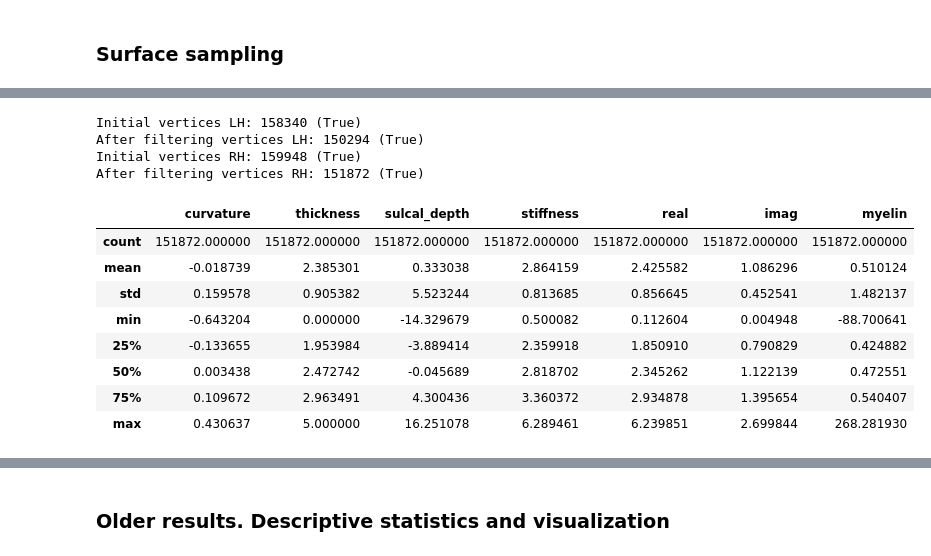
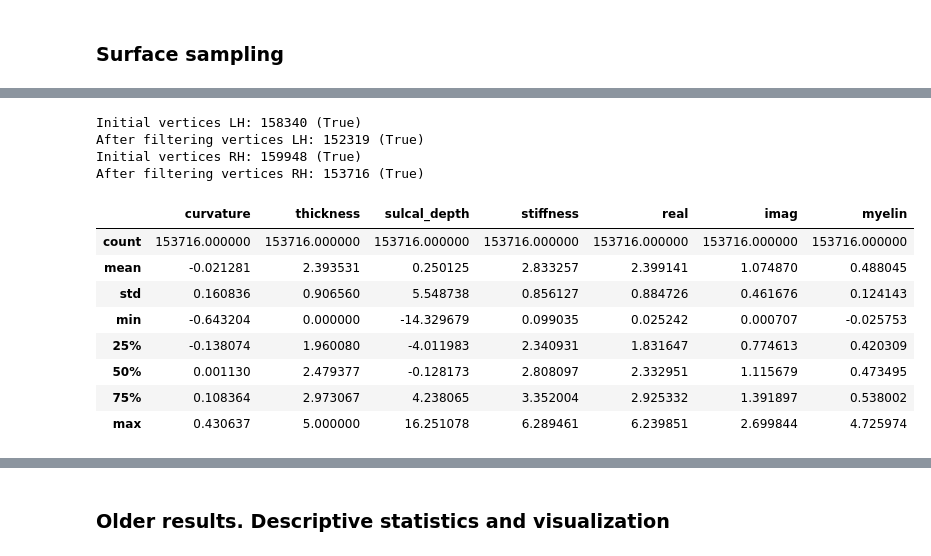
Before and after one commit to oana226/thesis, a Jupyter notebook: Statistics.ipynb, the cells around one changed output, grey strips where cells are left out. Saved outputs shown, nothing was run; the diff lists cells and outputs as text; code cells hidden in the pictures.

```diff
--- a/Statistics.ipynb
+++ b/Statistics.ipynb
@@ -54,15 +50,6 @@ mid_layers = {
     "lh": cortex.lh.estimate_layers(method="equivolume", frac=0.5, curv_kwargs={'smooth_iter': 10}, return_surface=True),
     "rh": cortex.rh.estimate_layers(method="equivolume", frac=0.5, curv_kwargs={'smooth_iter': 10}, return_surface=True)
 }
-
-
-#mask_img = nib.load(str(brainmask_dir))
-#mask_data = mask_img.get_fdata()
-#mask_affine = mask_img.affine
-
-#surface_brainmask = {hemi: mid_layers[hemi].interpolate_to_nodes(mask_data, mask_affine) for hemi in ["lh","rh"]}
-
-#surface_brainmask = {hemi: surface_brainmask[hemi] > 0.5 for hemi in ["lh","rh"]}
 
 # interpolate all MRE data
 surface_mre = {}
@@ -86,29 +73,19 @@ t2_data = t2_img.get_fdata()
 
 t1_affine = t1_img.affine
 
+mask_img = nib.load(str(brainmask_path))
+mask_data = mask_img.get_fdata()
+mask_binary = mask_data > 0  # inside brain
 
-#t1_masked = np.where(mask_data, t1_data, np.nan)
-#t2_masked = np.where(mask_data, t2_data, np.nan)
+t1_masked = np.where(mask_binary, t1_data, 0)
+t2_masked = np.where(mask_binary, t2_data, 0)
 
 #compute ratio only there both images arep positive
-valid = (t1_data > 0) & (t2_data > 0)
-myelin_data = np.where(valid, t1_data/(t2_data + 1e-3), 0)
+valid = (t1_masked > 0) & (t2_masked > 0)
+myelin_data = np.where(valid, t1_masked/(t2_masked + 1e-3), 0)
 
 # Interpolate myelin map to surface
 surface_myelin = {hemi: mid_layers[hemi].interpolate_to_nodes(myelin_data, t1_affine) for hemi in ["lh", "rh"]}
-
-
-# Regions
-#region_img = nib.load(str(regions_path))
-#region_data = region_img.get_fdata().astype(int)
-#region_affine = region_data.affine
-#surface_regions = {hemi: mid_layers[hemi].interpolate_to_nodes(region_data, region_affine, method ="nearest").astype(int) for hemi in ["lh", "rh"]}
-
-#Load parcellation
-aparc = {
-    "lh": nib.freesurfer.io.read_annot(fs_dir / "label" / "lh.aparc.a2009s.annot"),
-    "rh": nib.freesurfer.io.read_annot(fs_dir / "label" / "rh.aparc.a2009s.annot"),
-}
 
 
 #Add geometry parameters
@@ -119,8 +96,7 @@ curvature = {
     "lh": read_morph_data(fs_dir / "surf" / "lh.curv"),
     "rh": read_morph_data(fs_dir / "surf" / "rh.curv"),
 }
-#lh.inflated.K
-#lh.inflated.H
+
 
 thickness = {
     "lh": read_morph_data(fs_dir / "surf" / "lh.thickness"),
@@ -251,6 +121,0 @@ max    2011.472534    1.228667
-# %%
-import matplotlib.pyplot as plt
-for hemi in ["lh","rh"]:
-    df_regions.boxplot()
-    plt.title(f"{hemi.upper()} - Distribution overview")
-    plt.show()
@@ -341,7 +122,7 @@ strong multicollinearity or other numerical problems.
 # %%
 import pandas as pd
 
-stiff_min=500 #Pa (=0.5 kPa)
+stiff_min=99 #Pa (=0.09 kPa)
 
 for hemi in ["lh","rh"]:
     #Extract hemi specific arrays
@@ -363,43 +144,43 @@ for hemi in ["lh","rh"]:
     real_m =real[stiff_mask]
     imag_m = imag[stiff_mask]
     sulc_m =sulc[stiff_mask]
     myelin_m=myelin[stiff_mask]
 
     #Check values
     print(f"Initial vertices {hemi.upper()}:",len(stiff), f"({len(myelin)== len(imag) & len(stiff)==len(curv)})")
     print(f"After filtering vertices {hemi.upper()}:",len(stiff_m), f"({len(myelin_m)== len(imag_m) & len(stiff_m)==len(curv_m)})")
 
     #Transform shear stiffness, storage modulus and loss modulus to kPa
     stiff_kpa = stiff_m/1000
     real_kpa = real_m/1000
     imag_kpa = imag_m/1000
 
     #Create a DataFrame
     df = pd.DataFrame({
         "curvature":curv_m,
         "thickness":thick_m,
         "sulcal_depth":sulc_m,
         "stiffness":stiff_kpa,
         "real":real_kpa,
         "imag":imag_kpa,
         "myelin":myelin_m,
     })
 
 df.describe()
 # %% [output]
 Initial vertices LH: 158340 (True)
-After filtering vertices LH: 150294 (True)
+After filtering vertices LH: 152319 (True)
 Initial vertices RH: 159948 (True)
-After filtering vertices RH: 151872 (True)
+After filtering vertices RH: 153716 (True)
 |  | curvature | thickness | sulcal_depth | stiffness | real | imag | myelin |
-| count | 151872.000000 | 151872.000000 | 151872.000000 | 151872.000000 | 151872.000000 | 151872.000000 | 151872.000000 |
-| mean | -0.018739 | 2.385301 | 0.333038 | 2.864159 | 2.425582 | 1.086296 | 0.510124 |
-| std | 0.159578 | 0.905382 | 5.523244 | 0.813685 | 0.856645 | 0.452541 | 1.482137 |
-| min | -0.643204 | 0.000000 | -14.329679 | 0.500082 | 0.112604 | 0.004948 | -88.700641 |
-| 25% | -0.133655 | 1.953984 | -3.889414 | 2.359918 | 1.850910 | 0.790829 | 0.424882 |
-| 50% | 0.003438 | 2.472742 | -0.045689 | 2.818702 | 2.345262 | 1.122139 | 0.472551 |
-| 75% | 0.109672 | 2.963491 | 4.300436 | 3.360372 | 2.934878 | 1.395654 | 0.540407 |
-| max | 0.430637 | 5.000000 | 16.251078 | 6.289461 | 6.239851 | 2.699844 | 268.281930 |
+| count | 153716.000000 | 153716.000000 | 153716.000000 | 153716.000000 | 153716.000000 | 153716.000000 | 153716.000000 |
+| mean | -0.021281 | 2.393531 | 0.250125 | 2.833257 | 2.399141 | 1.074870 | 0.488045 |
+| std | 0.160836 | 0.906560 | 5.548738 | 0.856127 | 0.884726 | 0.461676 | 0.124143 |
+| min | -0.643204 | 0.000000 | -14.329679 | 0.099035 | 0.025242 | 0.000707 | -0.025753 |
+| 25% | -0.138074 | 1.960080 | -4.011983 | 2.340931 | 1.831647 | 0.774613 | 0.420309 |
+| 50% | 0.001130 | 2.479377 | -0.128173 | 2.808097 | 2.332951 | 1.115679 | 0.473495 |
+| 75% | 0.108364 | 2.973067 | 4.238065 | 3.352004 | 2.925332 | 1.391897 | 0.538002 |
+| max | 0.430637 | 5.000000 | 16.251078 | 6.289461 | 6.239851 | 2.699844 | 4.725974 |
 # %%
 
 for hemi in ["lh","rh"]:
```
Also changed, not shown: parts of 25 cells of this notebook, 1 other file.
